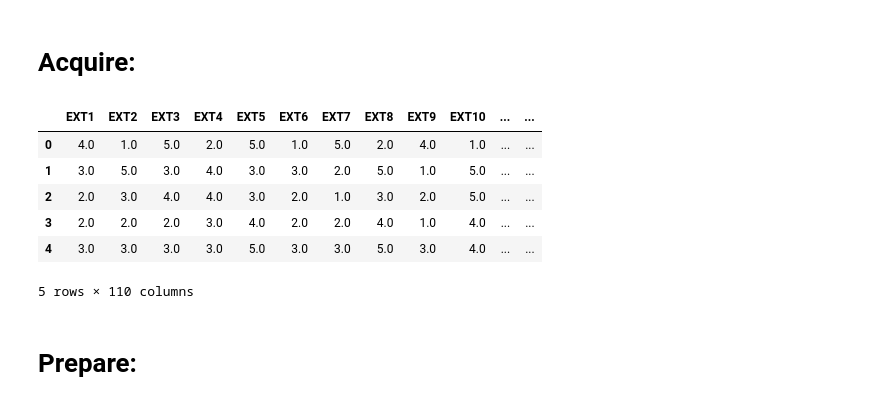
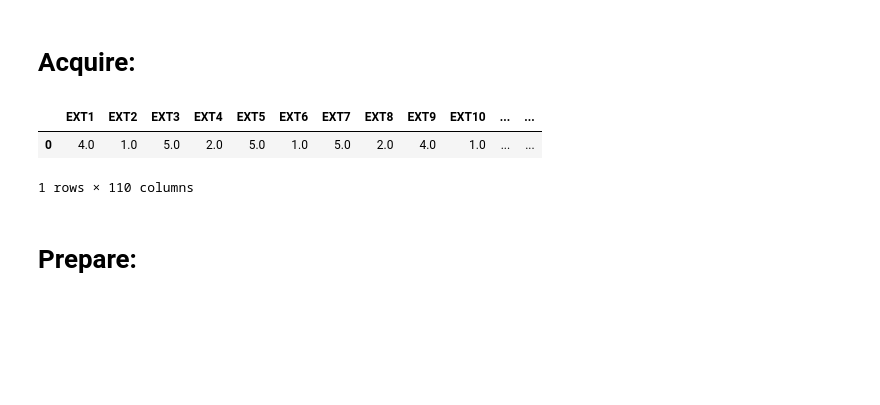
Before and after one commit to greg-maggard/big_5_project, a Jupyter notebook: big_5_analysis.ipynb, the cells around one changed output. Saved outputs shown, nothing was run; the diff lists cells and outputs as text; code cells hidden in the pictures; blank space fills up the shorter version.

```diff
--- a/big_5_analysis.ipynb
+++ b/big_5_analysis.ipynb
@@ -16,15 +18,11 @@ from sklearn.model_selection import train_test_split
 #Importing Data From CSV (this file uses '\t' as the delimeter, so I need to account for that):
 df = pd.read_csv('big_5_data.csv', sep = '\t')
 # %%
-df.head(5)
+df.head(1)
 # %% [output]
 |  | EXT1 | EXT2 | EXT3 | EXT4 | EXT5 | EXT6 | EXT7 | EXT8 | EXT9 | EXT10 | ... | ... |
 | 0 | 4.0 | 1.0 | 5.0 | 2.0 | 5.0 | 1.0 | 5.0 | 2.0 | 4.0 | 1.0 | ... | ... |
-| 1 | 3.0 | 5.0 | 3.0 | 4.0 | 3.0 | 3.0 | 2.0 | 5.0 | 1.0 | 5.0 | ... | ... |
-| 2 | 2.0 | 3.0 | 4.0 | 4.0 | 3.0 | 2.0 | 1.0 | 3.0 | 2.0 | 5.0 | ... | ... |
-| 3 | 2.0 | 2.0 | 2.0 | 3.0 | 4.0 | 2.0 | 2.0 | 4.0 | 1.0 | 4.0 | ... | ... |
-| 4 | 3.0 | 3.0 | 3.0 | 3.0 | 5.0 | 3.0 | 3.0 | 5.0 | 3.0 | 4.0 | ... | ... |
-5 rows × 110 columns
+1 rows × 110 columns
 # %% [markdown]
 # Prepare:
 # %%
```
Also changed, not shown: parts of 43 cells of this notebook.
